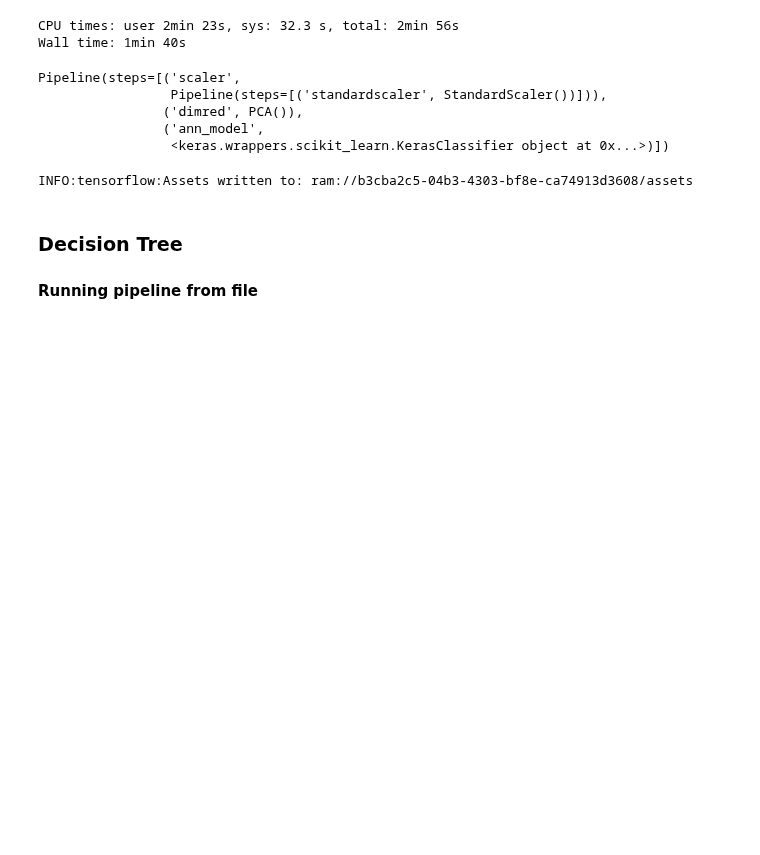
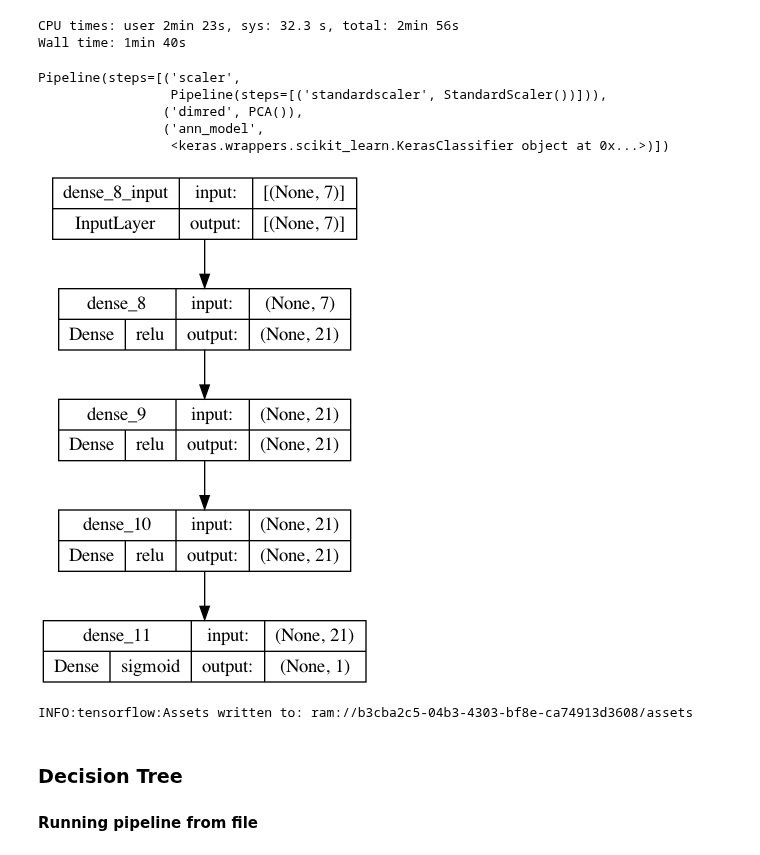
Before and after one commit to RealDyllon/3W-Petrobras, a Jupyter notebook: overviews/_baseline/Severe_Slugging_Classification.ipynb, the cells around one changed output. Cells and saved outputs as stored; diff of their text form; code cells hidden in the pictures; blank space fills up the shorter version.

Commit message:
added image for nn

```diff
--- a/overviews/_baseline/Severe_Slugging_Classification.ipynb
+++ b/overviews/_baseline/Severe_Slugging_Classification.ipynb
@@ -951,6 +952,13 @@ Pipeline(steps=[('scaler',
                 ('dimred', PCA()),
                 ('ann_model',
                  <keras.wrappers.scikit_learn.KerasClassifier object at 0x...>)])
+# %%
+from keras.utils import plot_model
+
+# visualize the model architecture
+plot_model(ann_model.model, show_shapes=True, show_layer_activations=True)
+# %% [output]
+[figure, added]
 # %%
 with open(os.path.join('pickle', 'ann_pipeline.pkl'), 'wb') as f:
     pickle.dump(grid_search_ann.best_estimator_, f)
```
Also changed, not shown: parts of 20 cells of this notebook, 3 other files.
